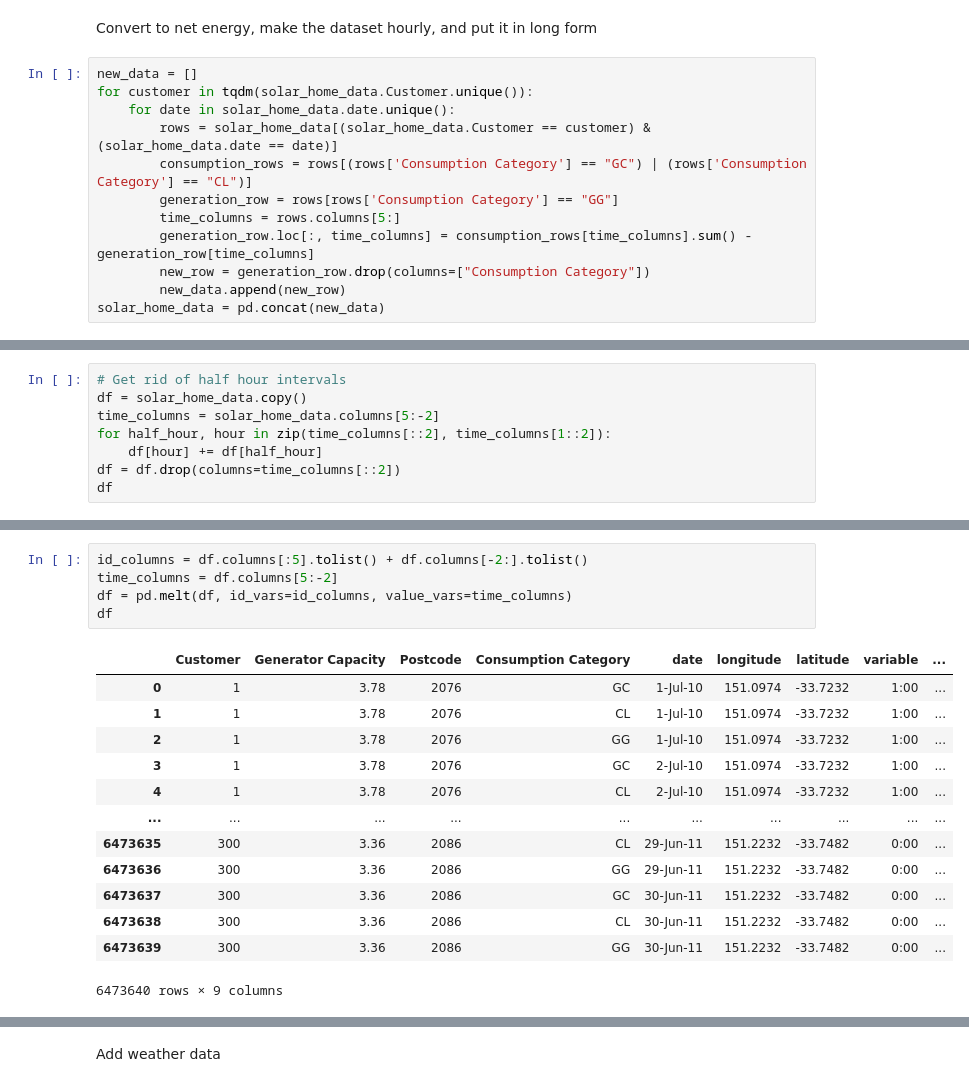
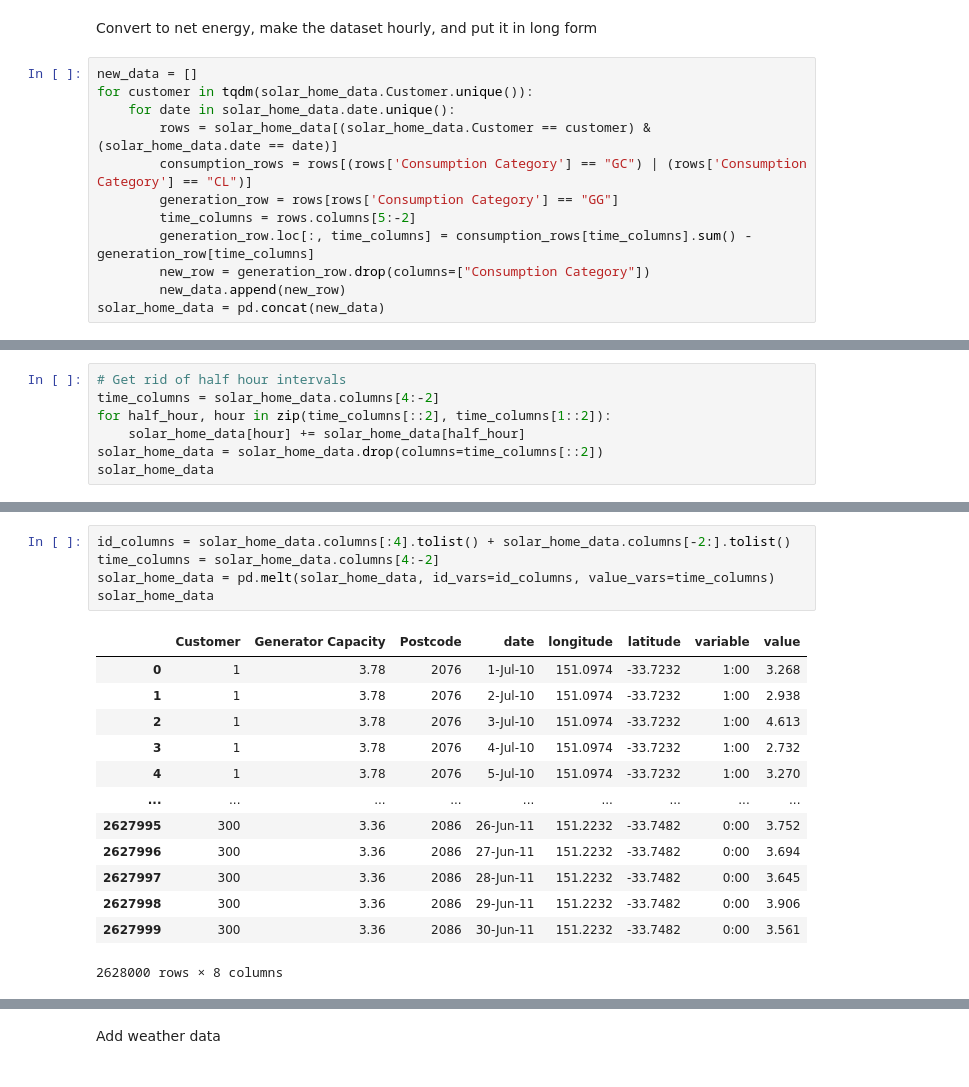
Before and after one commit to codymlewis/SGHFL, a Jupyter notebook: solar_power.ipynb, the cells around one changed output, grey strips where cells are left out. Saved outputs shown, nothing was run; the diff lists cells and outputs as text.

```diff
--- a/solar_power.ipynb
+++ b/solar_power.ipynb
@@ -80,7 +80,7 @@ for customer in tqdm(solar_home_data.Customer.unique()):
         rows = solar_home_data[(solar_home_data.Customer == customer) & (solar_home_data.date == date)]
         consumption_rows = rows[(rows['Consumption Category'] == "GC") | (rows['Consumption Category'] == "CL")]
         generation_row = rows[rows['Consumption Category'] == "GG"]
-        time_columns = rows.columns[5:]
+        time_columns = rows.columns[5:-2]
         generation_row.loc[:, time_columns] = consumption_rows[time_columns].sum() - generation_row[time_columns]
         new_row = generation_row.drop(columns=["Consumption Category"])
         new_data.append(new_row)
@@ -102,9 +88,8 @@ solar_home_data = pd.concat(new_data)
 # %%
 # Get rid of half hour intervals
-df = solar_home_data.copy()
-time_columns = solar_home_data.columns[5:-2]
+time_columns = solar_home_data.columns[4:-2]
 for half_hour, hour in zip(time_columns[::2], time_columns[1::2]):
-    df[hour] += df[half_hour]
-df = df.drop(columns=time_columns[::2])
-df
+    solar_home_data[hour] += solar_home_data[half_hour]
+solar_home_data = solar_home_data.drop(columns=time_columns[::2])
+solar_home_data
 # %% [output]
@@ -124,20 +109,20 @@ df
 # %%
-id_columns = df.columns[:5].tolist() + df.columns[-2:].tolist()
-time_columns = df.columns[5:-2]
-df = pd.melt(df, id_vars=id_columns, value_vars=time_columns)
-df
+id_columns = solar_home_data.columns[:4].tolist() + solar_home_data.columns[-2:].tolist()
+time_columns = solar_home_data.columns[4:-2]
+solar_home_data = pd.melt(solar_home_data, id_vars=id_columns, value_vars=time_columns)
+solar_home_data
 # %% [output]
-|  | Customer | Generator Capacity | Postcode | Consumption Category | date | longitude | latitude | variable | ... |
-| 0 | 1 | 3.78 | 2076 | GC | 1-Jul-10 | 151.0974 | -33.7232 | 1:00 | ... |
-| 1 | 1 | 3.78 | 2076 | CL | 1-Jul-10 | 151.0974 | -33.7232 | 1:00 | ... |
-| 2 | 1 | 3.78 | 2076 | GG | 1-Jul-10 | 151.0974 | -33.7232 | 1:00 | ... |
-| 3 | 1 | 3.78 | 2076 | GC | 2-Jul-10 | 151.0974 | -33.7232 | 1:00 | ... |
-| 4 | 1 | 3.78 | 2076 | CL | 2-Jul-10 | 151.0974 | -33.7232 | 1:00 | ... |
-| ... | ... | ... | ... | ... | ... | ... | ... | ... | ... |
-| 6473635 | 300 | 3.36 | 2086 | CL | 29-Jun-11 | 151.2232 | -33.7482 | 0:00 | ... |
-| 6473636 | 300 | 3.36 | 2086 | GG | 29-Jun-11 | 151.2232 | -33.7482 | 0:00 | ... |
-| 6473637 | 300 | 3.36 | 2086 | GC | 30-Jun-11 | 151.2232 | -33.7482 | 0:00 | ... |
-| 6473638 | 300 | 3.36 | 2086 | CL | 30-Jun-11 | 151.2232 | -33.7482 | 0:00 | ... |
-| 6473639 | 300 | 3.36 | 2086 | GG | 30-Jun-11 | 151.2232 | -33.7482 | 0:00 | ... |
+|  | Customer | Generator Capacity | Postcode | date | longitude | latitude | variable | value |
+| 0 | 1 | 3.78 | 2076 | 1-Jul-10 | 151.0974 | -33.7232 | 1:00 | 3.268 |
+| 1 | 1 | 3.78 | 2076 | 2-Jul-10 | 151.0974 | -33.7232 | 1:00 | 2.938 |
+| 2 | 1 | 3.78 | 2076 | 3-Jul-10 | 151.0974 | -33.7232 | 1:00 | 4.613 |
+| 3 | 1 | 3.78 | 2076 | 4-Jul-10 | 151.0974 | -33.7232 | 1:00 | 2.732 |
+| 4 | 1 | 3.78 | 2076 | 5-Jul-10 | 151.0974 | -33.7232 | 1:00 | 3.270 |
+| ... | ... | ... | ... | ... | ... | ... | ... | ... |
+| 2627995 | 300 | 3.36 | 2086 | 26-Jun-11 | 151.2232 | -33.7482 | 0:00 | 3.752 |
+| 2627996 | 300 | 3.36 | 2086 | 27-Jun-11 | 151.2232 | -33.7482 | 0:00 | 3.694 |
+| 2627997 | 300 | 3.36 | 2086 | 28-Jun-11 | 151.2232 | -33.7482 | 0:00 | 3.645 |
+| 2627998 | 300 | 3.36 | 2086 | 29-Jun-11 | 151.2232 | -33.7482 | 0:00 | 3.906 |
+| 2627999 | 300 | 3.36 | 2086 | 30-Jun-11 | 151.2232 | -33.7482 | 0:00 | 3.561 |
-6473640 rows × 9 columns
+2628000 rows × 8 columns
 # %%
```
Also changed, not shown: parts of 7 cells of this notebook.
